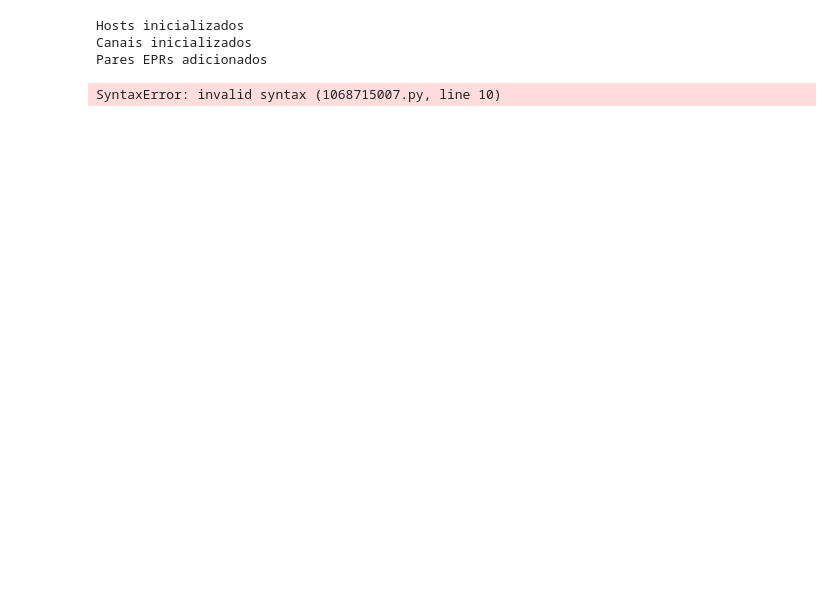
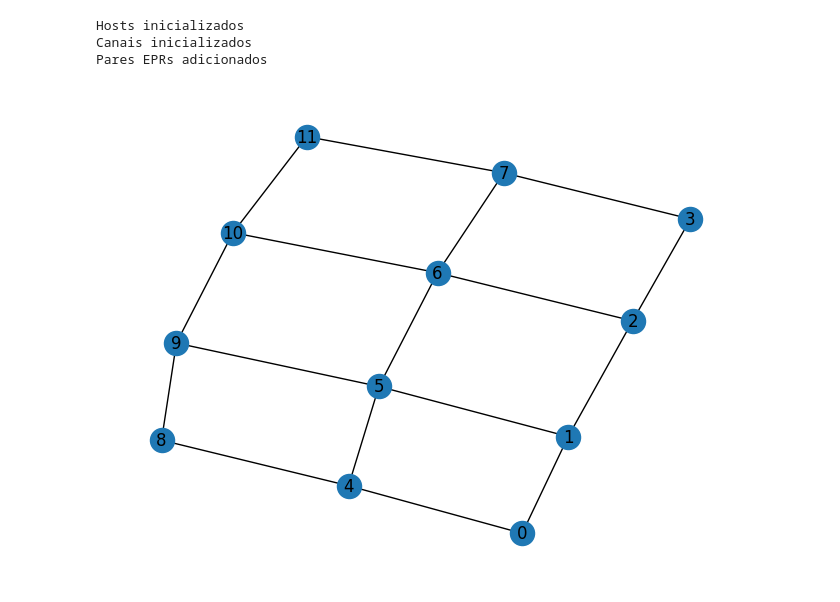
Before and after one commit to artuenric/QuatumNet, a Jupyter notebook: Preenchimento Proativo.ipynb, the cells around one changed output. Drawn from its saved outputs; the diff is of its cells as text; code cells hidden in the pictures; blank space fills up the shorter version.

Commit message:
Hibrído
Preenchimento híbrido.
Criação da classe Request.

```diff
--- a/Preenchimento Proativo.ipynb
+++ b/Preenchimento Proativo.ipynb
@@ -1,28 +1,27 @@
 # %%
 from quantumnet.components import Controller, Network
 from quantumnet.control.table import ProactiveTable
 from quantumnet.control.rule import BasicRuleProactive
 rede = Network()
 controlador = Controller(rede)
 row, col = 3, 4
 rede.set_ready_topology("Grade", row, col)
-#rede.draw()
+rede.draw()
 # %% [output]
 Hosts inicializados
 Canais inicializados
 Pares EPRs adicionados
+[figure, added]
 # %%
 proactive = ProactiveTable()
 controlador.set_conditions_table(proactive)
 
-def add_match_route_rule_in_host_proactive(controller, alice, bob):
-    host = controlador.get_host(alice)
+def add_match_route_rule_in_host_proactive(controller, alice, bob, fmin, neprs):
+    host = controlador.network.get_host(alice)
     route = controlador.calculate_route(alice, bob)
     # Cria a regra
-    rule = BasicRuleProactive()
+    rule = BasicRuleProactive
     # Qualifica as ações de acordo com as informações da request.
     rule = controlador.qualify_rule(rule, route)
     # Adiciona a rota e as ações ao host.
-    host.add_match_route_rule(request=request, route=route, rule=rule)
+    host.add_match_route_rule(bob, fmin, neprs, route, rule)
-# %% [output]
-SyntaxError: invalid syntax (1068715007.py, line 10)
```
Also changed, not shown: parts of 1 cell of this notebook, 8 other files.
